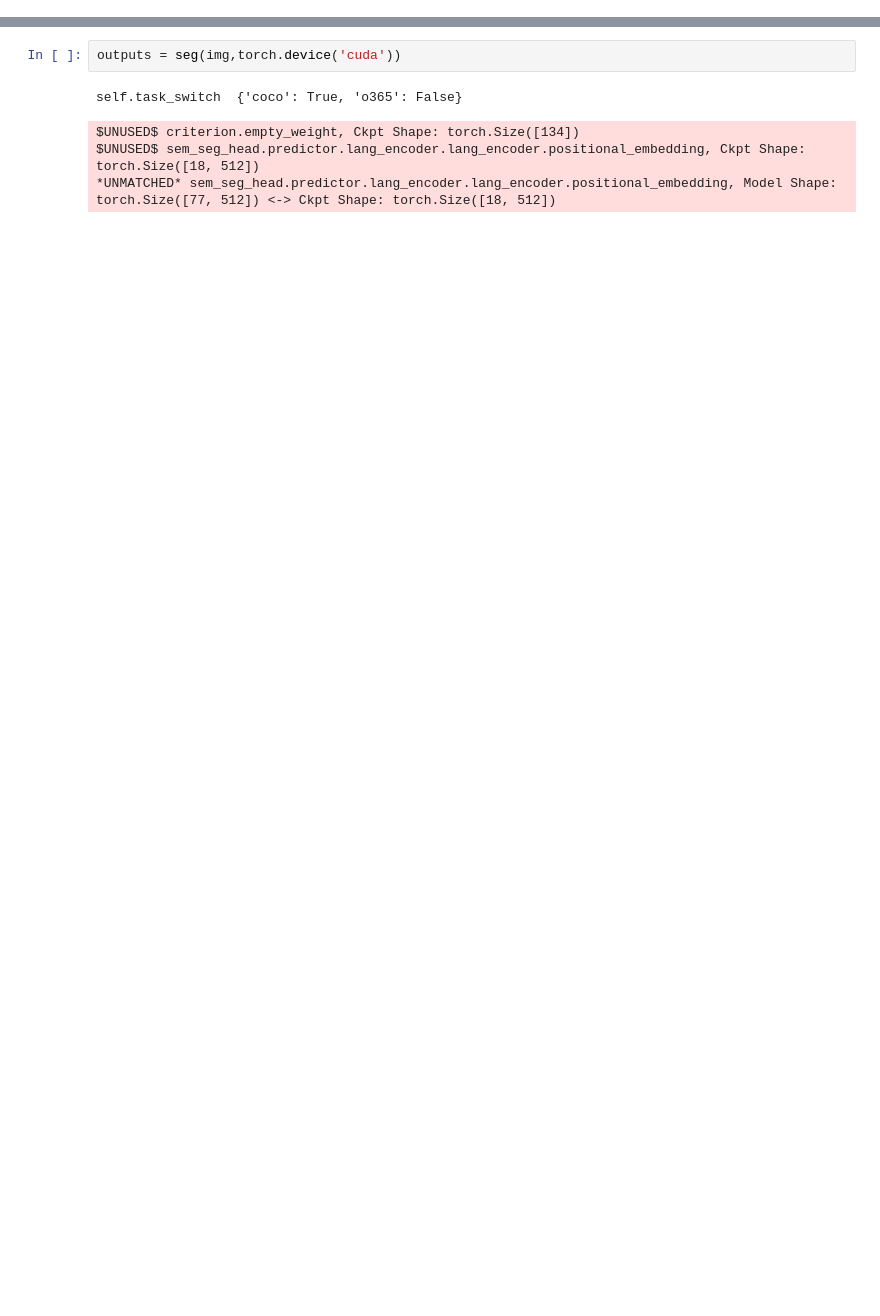
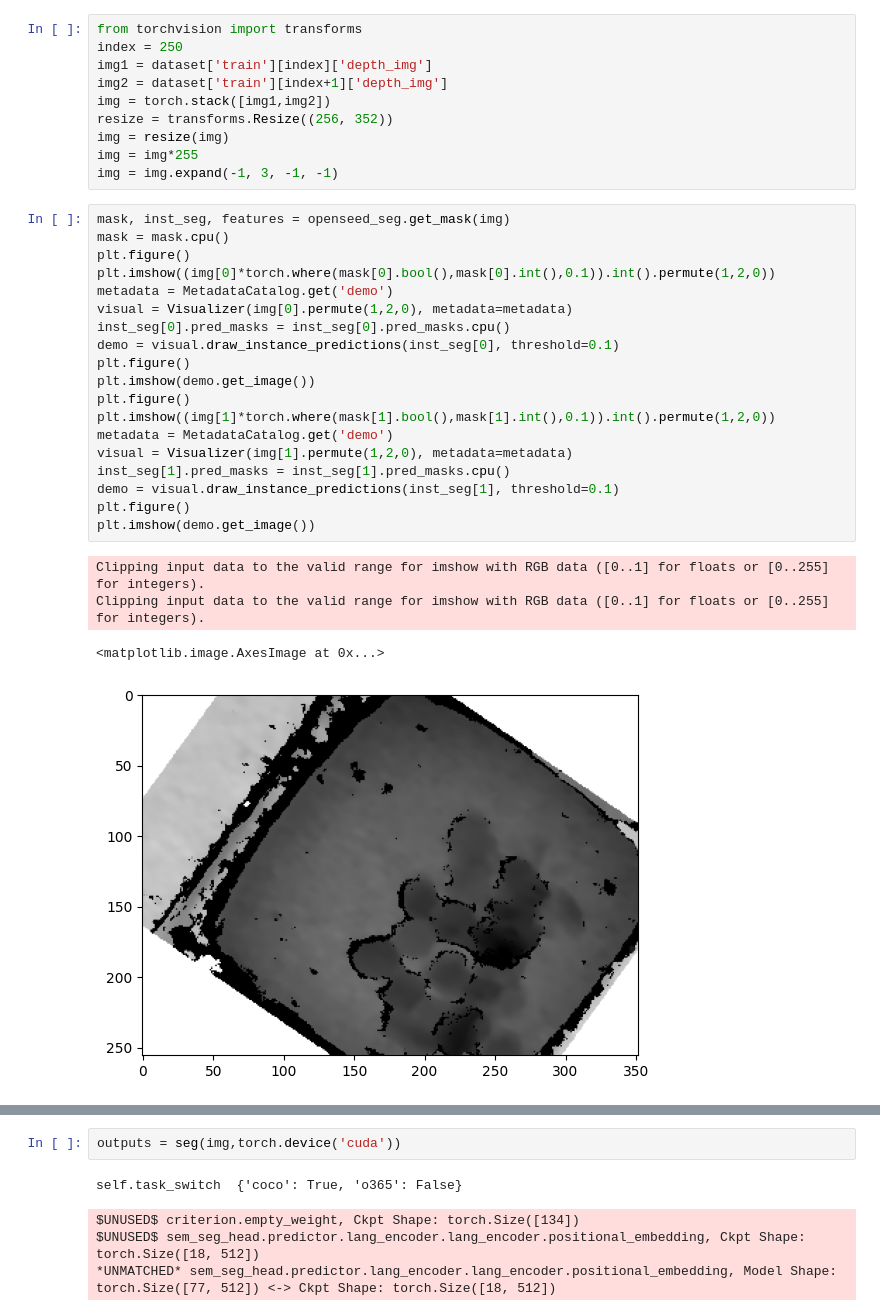
Before and after one commit to Oatsty/nutrition5k, a Jupyter notebook: bar.ipynb, the cells around one changed output, grey strips where cells are left out. Drawn from its saved outputs; the diff is of its cells as text; blank space fills up the shorter version.

```diff
--- a/bar.ipynb
+++ b/bar.ipynb
@@ -26,0 +35,34 @@ dataset = make_dataset(None,imgs_dir,metadatas_path,splits_path,splits_test_path
+# %%
+from torchvision import transforms
+index = 250
+img1 = dataset['train'][index]['depth_img']
+img2 = dataset['train'][index+1]['depth_img']
+img = torch.stack([img1,img2])
+resize = transforms.Resize((256, 352))
+img = resize(img)
+img = img*255
+img = img.expand(-1, 3, -1, -1)
+# %%
+mask, inst_seg, features = openseed_seg.get_mask(img)
+mask = mask.cpu()
+plt.figure()
+plt.imshow((img[0]*torch.where(mask[0].bool(),mask[0].int(),0.1)).int().permute(1,2,0))
+metadata = MetadataCatalog.get('demo')
+visual = Visualizer(img[0].permute(1,2,0), metadata=metadata)
+inst_seg[0].pred_masks = inst_seg[0].pred_masks.cpu()
+demo = visual.draw_instance_predictions(inst_seg[0], threshold=0.1)
+plt.figure()
+plt.imshow(demo.get_image())
+plt.figure()
+plt.imshow((img[1]*torch.where(mask[1].bool(),mask[1].int(),0.1)).int().permute(1,2,0))
+metadata = MetadataCatalog.get('demo')
+visual = Visualizer(img[1].permute(1,2,0), metadata=metadata)
+inst_seg[1].pred_masks = inst_seg[1].pred_masks.cpu()
+demo = visual.draw_instance_predictions(inst_seg[1], threshold=0.1)
+plt.figure()
+plt.imshow(demo.get_image())
+# %% [output]
+Clipping input data to the valid range for imshow with RGB data ([0..1] for floats or [0..255] for integers).
+Clipping input data to the valid range for imshow with RGB data ([0..1] for floats or [0..255] for integers).
+<matplotlib.image.AxesImage at 0x...>
+[figure, added]
```
Also changed, not shown: parts of 11 cells of this notebook, 19 other files.
